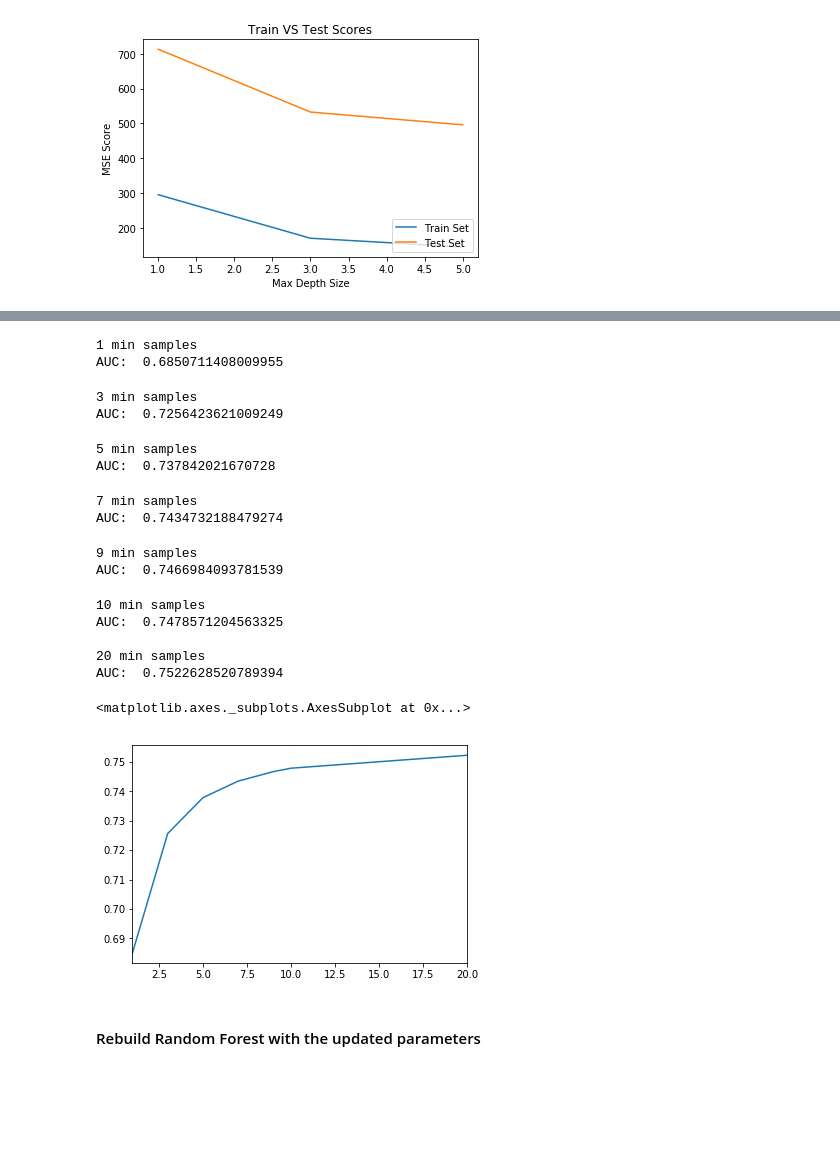
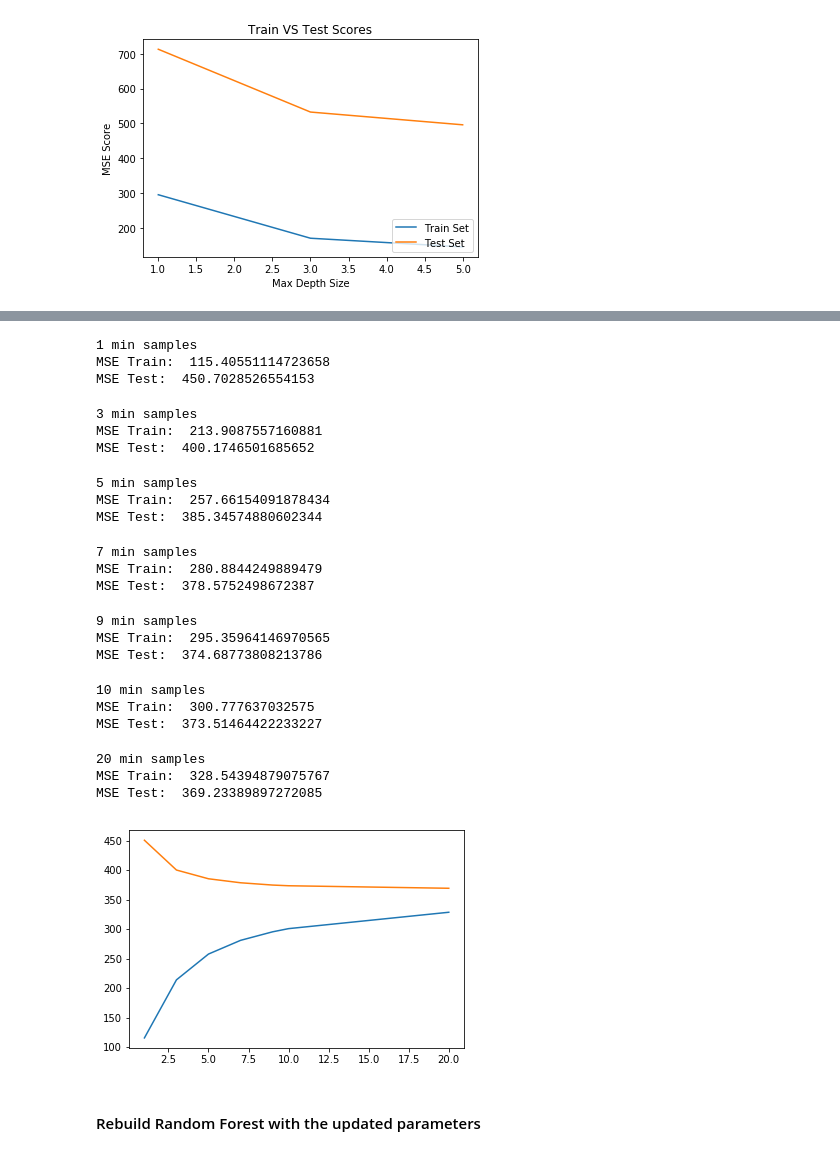
Before and after one commit to dsjoench/salarypredictionportfolio, a Jupyter notebook: Salary Prediction Portfolio .ipynb, the cells around one changed output, grey strips where cells are left out. Cells and saved outputs as stored; diff of their text form; code cells hidden in the pictures; blank space fills up the shorter version.

Commit message:
Add files via upload
Improved model

```diff
--- a/Salary Prediction Portfolio .ipynb
+++ b/Salary Prediction Portfolio .ipynb
@@ -444,22 +472,30 @@ MSE Test:  496.0880834780514
 [figure]
 # %%
 results = []
+results2 = []
 n_estimator_options = [1, 3, 5, 15, 20, 25, 40, 50]
 
 for trees in n_estimator_options:
     model = RandomForestRegressor(trees, oob_score=True, random_state=42)
-    #model.fit(X, y)
     model.fit(X_train, y_train)
+    pred = model.predict(X_train)
+    pred2 = model.predict(X_test)
+    mse1 = mean_squared_error(y_train, pred)
+    mse2 = mean_squared_error(y_test, pred2)
+
     print(trees, 'trees')
-    AUC = model.oob_score_
-    print('AUC: ', AUC)
-    results.append(AUC)
+    print('MSE Train: ', mse1)
+    print('MSE Test: ', mse2)
+
+    results.append(mse1)
+    results2.append(mse2)
     print (" ")
 
-plt.plot(n_estimator_options, results, label='OOB Score')
+plt.plot(n_estimator_options, results, label='Train Set')
+plt.plot(n_estimator_options, results2, label='Test Set')
 plt.xlabel('# of Trees')
-plt.ylabel('OOB Score')
-plt.title('OOB Score VS Trees')
+plt.ylabel('MSE Score')
+plt.title('MSE Score VS Trees')
 plt.legend(loc="lower right")
 plt.show()
 # %% [output]
@@ -485,35 +529,50 @@ AUC:  0.696336152104247
 # %%
 results_min_samples = []
+results_min_samples2 = []
 min_samples_leaf_options = [1, 3, 5, 7, 9, 10, 20]
 
 for min_samples in min_samples_leaf_options:
     model = RandomForestRegressor(n_estimators=25, oob_score=True, n_jobs=-1, random_state=42, max_features="auto", min_samples_leaf=min_samples)
     model.fit(X_train, y_train)
+    pred = model.predict(X_train)
+    pred2 = model.predict(X_test)
+
+    mse1 = mean_squared_error(y_train, pred)
+    mse2 = mean_squared_error(y_test, pred2)
+
     print(min_samples, "min samples")
-    auc = model.oob_score_
-    print('AUC: ', auc)
-    results_min_samples.append(auc)
+    print('MSE Train: ', mse1)
+    print('MSE Test: ', mse2)
+    results_min_samples.append(mse1)
+    results_min_samples2.append(mse2)
     print (" ")
 
-pd.Series(results_min_samples, min_samples_leaf_options).plot()
+plt.plot(min_samples_leaf_options, results_min_samples, label='Train Set')
+plt.plot(min_samples_leaf_options, results_min_samples2, label='Test Set')
+plt.show()
 # %% [output]
 1 min samples
-AUC:  0.6850711408009955
+MSE Train:  115.40551114723658
+MSE Test:  450.7028526554153
 3 min samples
-AUC:  0.7256423621009249
+MSE Train:  213.9087557160881
+MSE Test:  400.1746501685652
 5 min samples
-AUC:  0.737842021670728
+MSE Train:  257.66154091878434
+MSE Test:  385.34574880602344
 7 min samples
-AUC:  0.7434732188479274
+MSE Train:  280.8844249889479
+MSE Test:  378.5752498672387
 9 min samples
-AUC:  0.7466984093781539
+MSE Train:  295.35964146970565
+MSE Test:  374.68773808213786
 10 min samples
-AUC:  0.7478571204563325
-
-20 min samples
-AUC:  0.7522628520789394
+MSE Train:  300.777637032575
+MSE Test:  373.51464422233227
-<matplotlib.axes._subplots.AxesSubplot at 0x...>
+20 min samples
+MSE Train:  328.54394879075767
+MSE Test:  369.23389897272085
-[figure, old version]
+[figure, new version]
 # %% [markdown]
 #### Rebuild Random Forest with the updated parameters
 # %%
```
Also changed, not shown: parts of 4 cells of this notebook.
